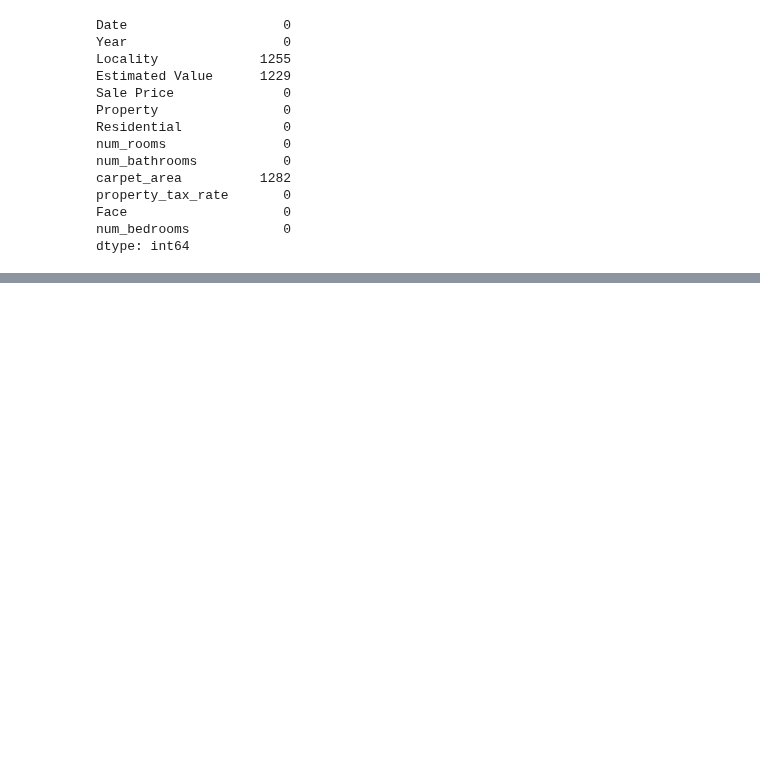
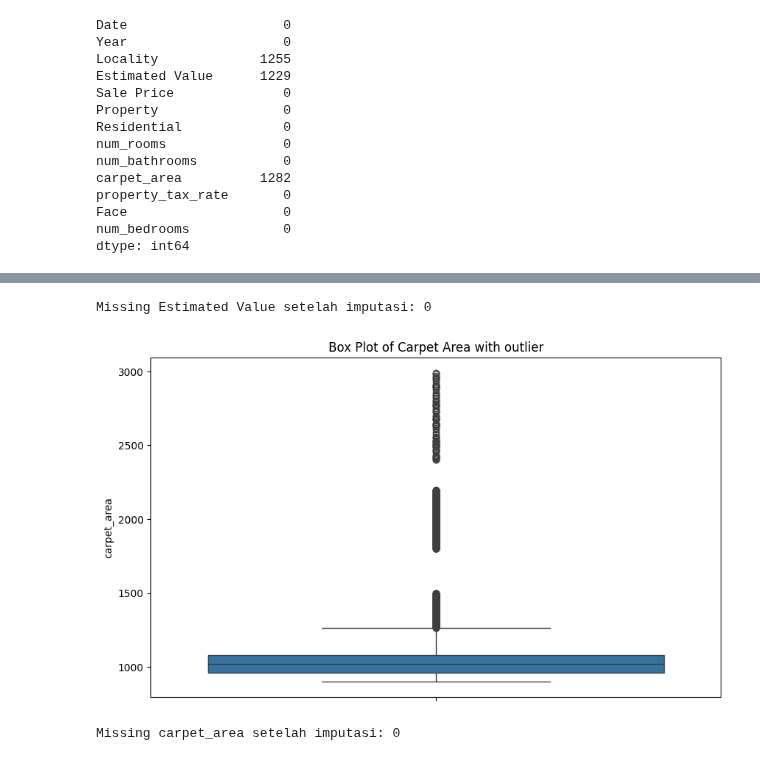
Before and after one commit to Aris0506/Python-Data-Analysis-Project-learning-journey, a Jupyter notebook: 00 mini project/08 Exploration Data analisis in python/analisis data faktor harga properti.ipynb, the cells around one changed output, grey strips where cells are left out. Saved outputs shown, nothing was run; the diff lists cells and outputs as text; code cells hidden in the pictures; blank space fills up the shorter version.

```diff
--- a/00 mini project/08 Exploration Data analisis in python/analisis data faktor harga properti.ipynb
+++ b/00 mini project/08 Exploration Data analisis in python/analisis data faktor harga properti.ipynb
@@ -237,0 +272,23 @@ persentase_missing_values =
+# %%
+median_est_val = real_estate_trans_df['Estimated Value'].median()
+real_estate_trans_df['Estimated Value'] = real_estate_trans_df['Estimated Value'].fillna(median_est_val)
+
+print("\nMissing Estimated Value setelah imputasi:", real_estate_trans_df['Estimated Value'].isnull().sum())
+# %% [output]
+Missing Estimated Value setelah imputasi: 0
+# %%
+# boxplot carpet area
+plt.figure(figsize=(10, 6))
+sns.boxplot(data=real_estate_trans_df, y='carpet_area')
+plt.title('Box Plot of Carpet Area with outlier')
+plt.show()
+# %% [output]
+[figure, added]
+# %%
+# imputation carpet area with median
+median_carpet = real_estate_trans_df['carpet_area'].median()
+real_estate_trans_df['carpet_area'] = real_estate_trans_df['carpet_area'].fillna(median_carpet)
+
+print("\nMissing carpet_area setelah imputasi:", real_estate_trans_df['carpet_area'].isnull().sum())
+# %% [output]
+Missing carpet_area setelah imputasi: 0
```
Also changed, not shown: parts of 14 cells of this notebook, 2 other files.
